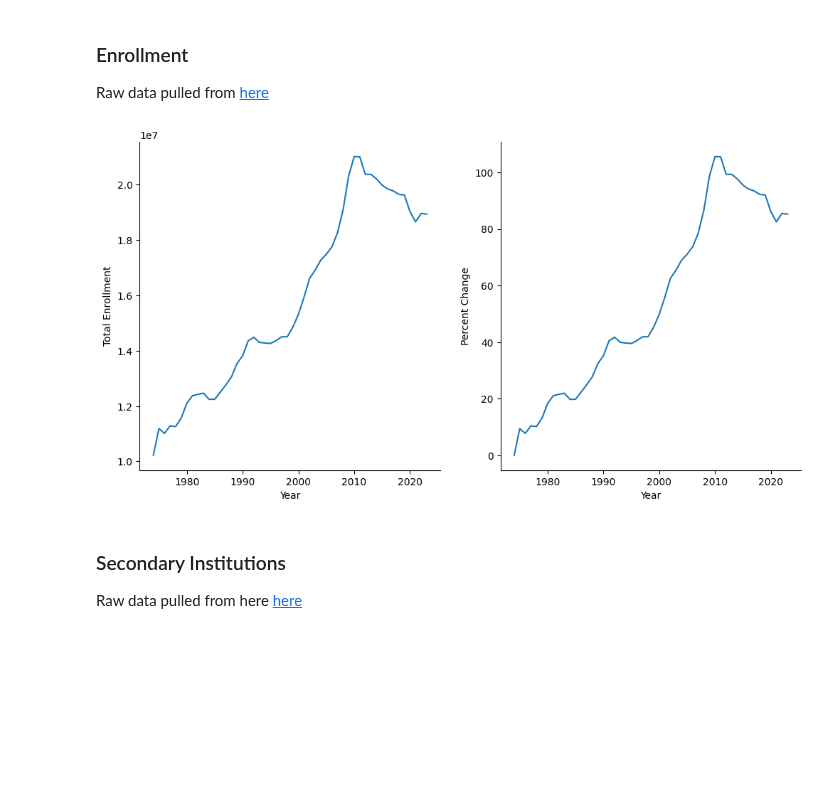
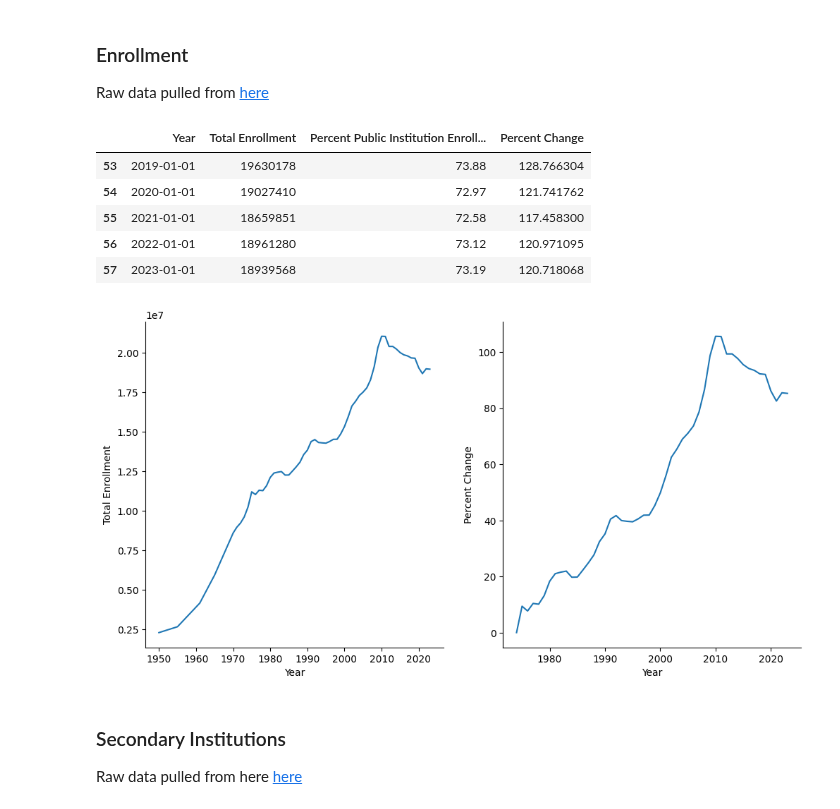
Before and after one commit to jordanott/BackToTheFuture, a Jupyter notebook: notebooks/government.ipynb, the cells around one changed output. Drawn from its saved outputs; the diff is of its cells as text; code cells hidden in the pictures; blank space fills up the shorter version.

```diff
--- a/notebooks/government.ipynb
+++ b/notebooks/government.ipynb
@@ -223,18 +218,25 @@ Raw data pulled from [here](https://educationdata.org/college-enrollment-statist
 # %%
 college_enrollment = pd.read_csv("../raw_data/government/college_enrollment.txt")
 
 college_enrollment["Year"] = pd.to_datetime(college_enrollment["Year"], format='%Y')
 college_enrollment = college_enrollment.sort_values(by="Year").reset_index(drop=True)
+helper.percent_change_relative_to(college_enrollment, "1970-01-01", "Total Enrollment").tail()
+# %% [output]
+|  | Year | Total Enrollment | Percent Public Institution Enroll... | Percent Change |
+| 53 | 2019-01-01 | 19630178 | 73.88 | 128.766304 |
+| 54 | 2020-01-01 | 19027410 | 72.97 | 121.741762 |
+| 55 | 2021-01-01 | 18659851 | 72.58 | 117.458300 |
+| 56 | 2022-01-01 | 18961280 | 73.12 | 120.971095 |
+| 57 | 2023-01-01 | 18939568 | 73.19 | 120.718068 |
 # %%
-college_enrollment = helper.percent_change_relative_to(college_enrollment, "1974-01-01", "Total Enrollment")
-
 plt.subplot(1, 2, 1)
 sns.lineplot(x="Year", y="Total Enrollment", data=college_enrollment)
 
 plt.subplot(1, 2, 2)
+college_enrollment = helper.percent_change_relative_to(college_enrollment, "1974-01-01", "Total Enrollment")
 sns.lineplot(x="Year", y="Percent Change", data=college_enrollment);
 # %% [output]
-[figure, old version]
+[figure, new version]
 # %% [markdown]
 ### Secondary Institutions
 Raw data pulled from here [here](https://nces.ed.gov/programs/digest/d22/tables/dt22_317.10.asp)
```
Also changed, not shown: parts of 8 cells of this notebook.
